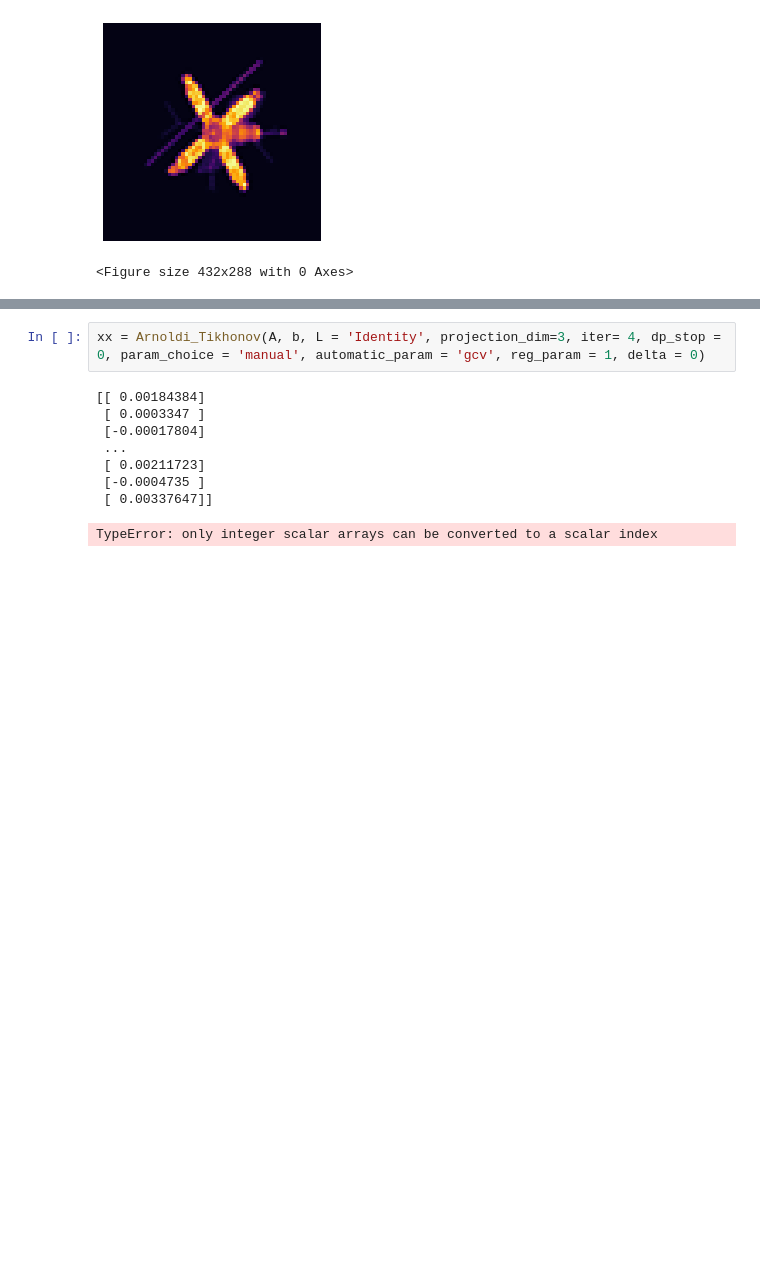
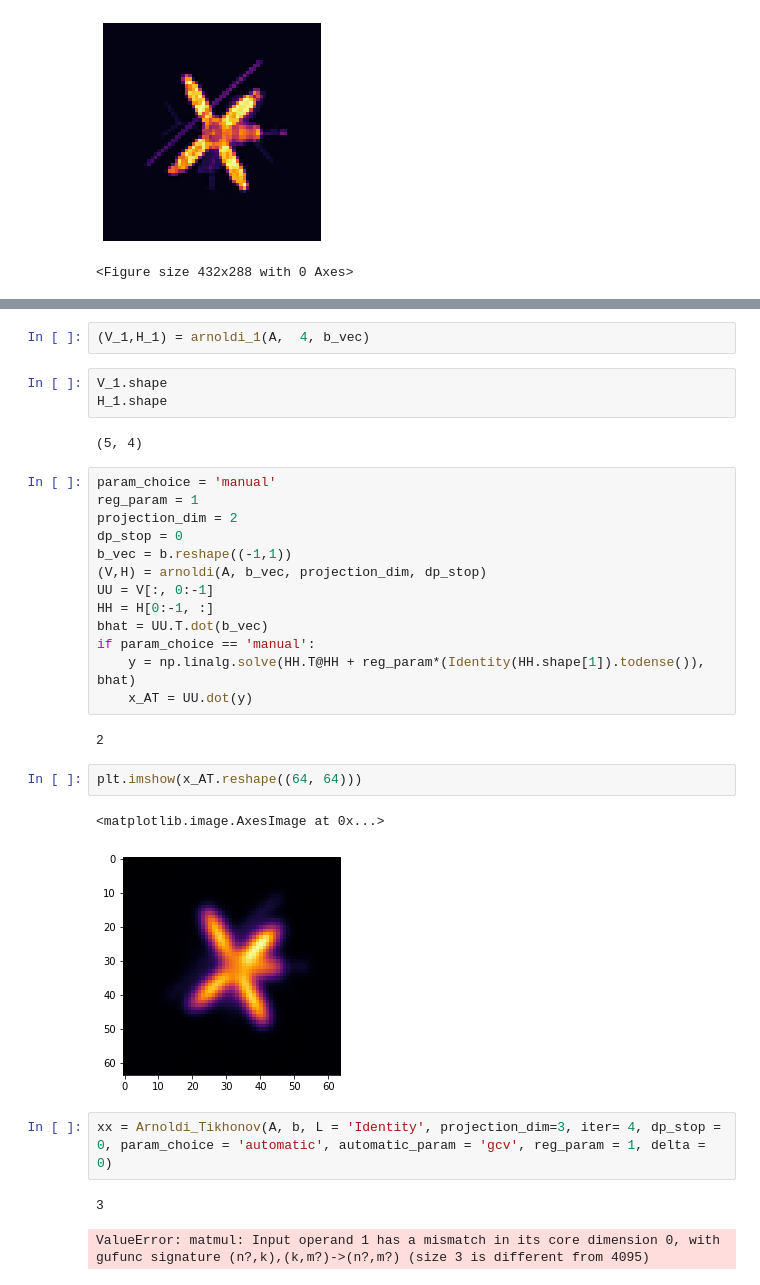
Before and after one commit to mpasha3/trips-py, a Jupyter notebook: trips/solvers/AT.ipynb, the cells around one changed output, grey strips where cells are left out. Cells and saved outputs as stored; diff of their text form; blank space fills up the shorter version.

```diff
--- a/trips/solvers/AT.ipynb
+++ b/trips/solvers/AT.ipynb
@@ -91,11 +173,32 @@ Deblur.plot_rec(x_true.reshape((shape), order = 'F'), save_imgs = True, save_pat
+# %%
+(V_1,H_1) = arnoldi_1(A,  4, b_vec)
+# %%
+V_1.shape
+H_1.shape
+# %% [output]
+(5, 4)
+# %%
+param_choice = 'manual'
+reg_param = 1
+projection_dim = 2
+dp_stop = 0
+b_vec = b.reshape((-1,1))
+(V,H) = arnoldi(A, b_vec, projection_dim, dp_stop)
+UU = V[:, 0:-1]
+HH = H[0:-1, :]
+bhat = UU.T.dot(b_vec)
+if param_choice == 'manual':
+    y = np.linalg.solve(HH.T@HH + reg_param*(Identity(HH.shape[1]).todense()), bhat)
+    x_AT = UU.dot(y)
+# %% [output]
+2
+# %%
+plt.imshow(x_AT.reshape((64, 64)))
+# %% [output]
+<matplotlib.image.AxesImage at 0x...>
+[figure, added]
 # %%
-xx = Arnoldi_Tikhonov(A, b, L = 'Identity', projection_dim=3, iter= 4, dp_stop = 0, param_choice = 'manual', automatic_param = 'gcv', reg_param = 1, delta = 0)
+xx = Arnoldi_Tikhonov(A, b, L = 'Identity', projection_dim=3, iter= 4, dp_stop = 0, param_choice = 'automatic', automatic_param = 'gcv', reg_param = 1, delta = 0)
 # %% [output]
-[[ 0.00184384]
- [ 0.0003347 ]
- [-0.00017804]
- ...
- [ 0.00211723]
- [-0.0004735 ]
- [ 0.00337647]]
+3
-TypeError: only integer scalar arrays can be converted to a scalar index
+ValueError: matmul: Input operand 1 has a mismatch in its core dimension 0, with gufunc signature (n?,k),(k,m?)->(n?,m?) (size 3 is different from 4095)
```
Also changed, not shown: parts of 11 cells of this notebook, 1 other file.
